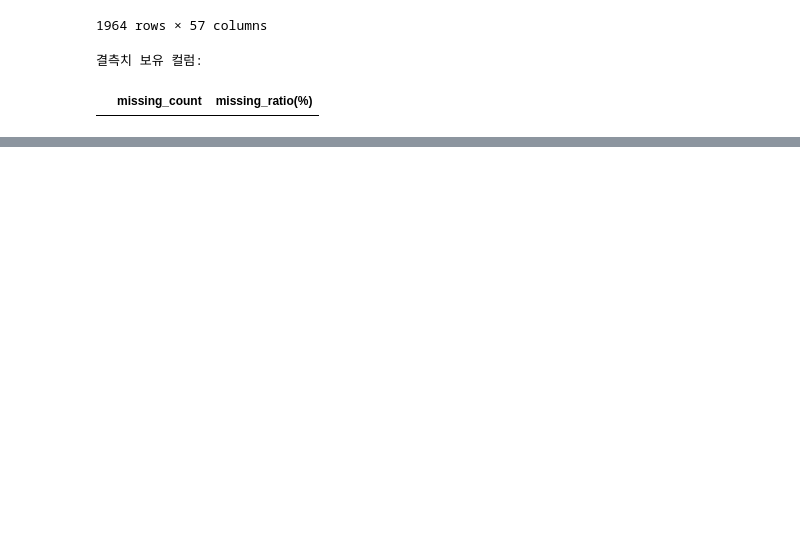
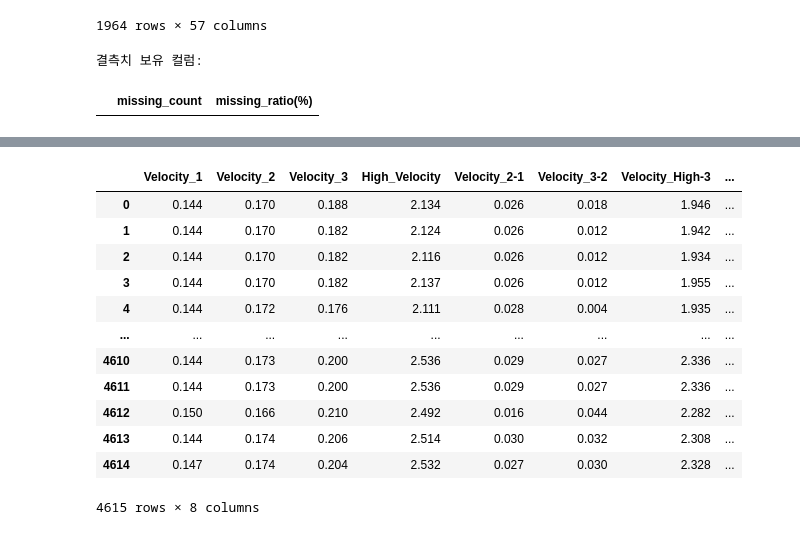
Before and after one commit to heeso0908/hotsix, a Jupyter notebook: notebooks/박수빈/test.ipynb, the cells around one changed output, grey strips where cells are left out. Saved outputs shown, nothing was run; the diff lists cells and outputs as text; code cells hidden in the pictures; blank space fills up the shorter version.

Commit message:
파생컬럼 생성

```diff
--- a/notebooks/박수빈/test.ipynb
+++ b/notebooks/박수빈/test.ipynb
@@ -840,0 +944,4 @@ display(missing_df)
+# %%
+# Cylinder_Pressure와 Casting_Pressure의 차이 -> Pressure_Difference 파생컬럼 생성
+df_clean["Pressure_Difference"] = df_clean["Casting_Pressure"] - df_clean["Cylinder_Pressure"]
+df_clean["Pressure_Difference"]
@@ -840,0 +961,4 @@ display(missing_df)
+# %%
+# Cylinder_Pressure와 Casting_Pressure간의 비율 -> Pressure_Difference_Ratio 파생컬럼 생성
+df_clean["Pressure_Difference_Ratio"] = df_clean["Casting_Pressure"] / df_clean["Cylinder_Pressure"]
+df_clean["Pressure_Difference_Ratio"]
@@ -840,0 +995,21 @@ display(missing_df)
+# %%
+# Velocity 구간별 차이 파생 컬럼 생성
+df_clean["Velocity_2-1"] = df_clean["Velocity_2"] - df_clean["Velocity_1"]
+df_clean["Velocity_3-2"] = df_clean["Velocity_3"] - df_clean["Velocity_2"]
+df_clean["Velocity_High-3"] = df_clean["High_Velocity"] - df_clean["Velocity_3"]
+df_clean["Velocity_Max-Min"] = df_clean["High_Velocity"] - df_clean["Velocity_1"]
+df_clean[["Velocity_1", "Velocity_2", "Velocity_3", "High_Velocity", "Velocity_2-1", "Velocity_3-2", "Velocity_High-3", "Velocity_Max-Min"]]
+# %% [output]
+|  | Velocity_1 | Velocity_2 | Velocity_3 | High_Velocity | Velocity_2-1 | Velocity_3-2 | Velocity_High-3 | ... |
+| 0 | 0.144 | 0.170 | 0.188 | 2.134 | 0.026 | 0.018 | 1.946 | ... |
+| 1 | 0.144 | 0.170 | 0.182 | 2.124 | 0.026 | 0.012 | 1.942 | ... |
+| 2 | 0.144 | 0.170 | 0.182 | 2.116 | 0.026 | 0.012 | 1.934 | ... |
+| 3 | 0.144 | 0.170 | 0.182 | 2.137 | 0.026 | 0.012 | 1.955 | ... |
+| 4 | 0.144 | 0.172 | 0.176 | 2.111 | 0.028 | 0.004 | 1.935 | ... |
+| ... | ... | ... | ... | ... | ... | ... | ... | ... |
+| 4610 | 0.144 | 0.173 | 0.200 | 2.536 | 0.029 | 0.027 | 2.336 | ... |
+| 4611 | 0.144 | 0.173 | 0.200 | 2.536 | 0.029 | 0.027 | 2.336 | ... |
+| 4612 | 0.150 | 0.166 | 0.210 | 2.492 | 0.016 | 0.044 | 2.282 | ... |
+| 4613 | 0.144 | 0.174 | 0.206 | 2.514 | 0.030 | 0.032 | 2.308 | ... |
+| 4614 | 0.147 | 0.174 | 0.204 | 2.532 | 0.027 | 0.030 | 2.328 | ... |
+4615 rows × 8 columns
```
Also changed, not shown: parts of 18 cells of this notebook, 2 other files.
